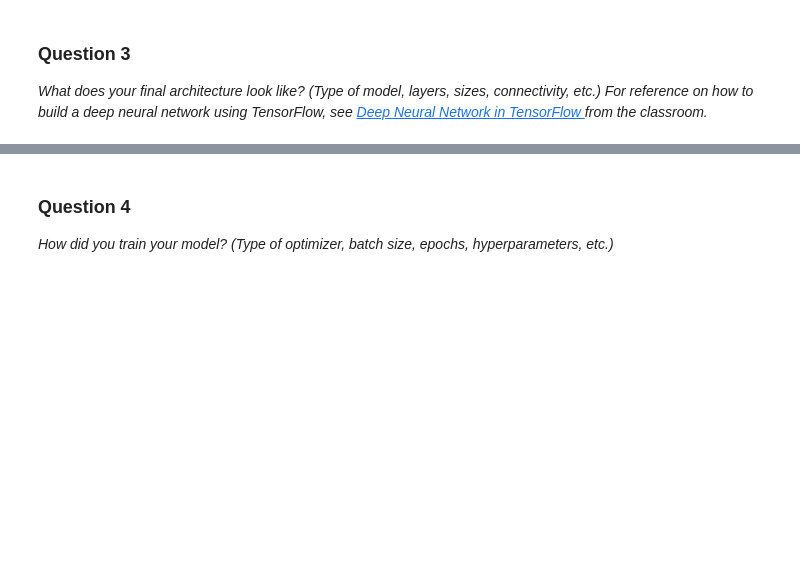
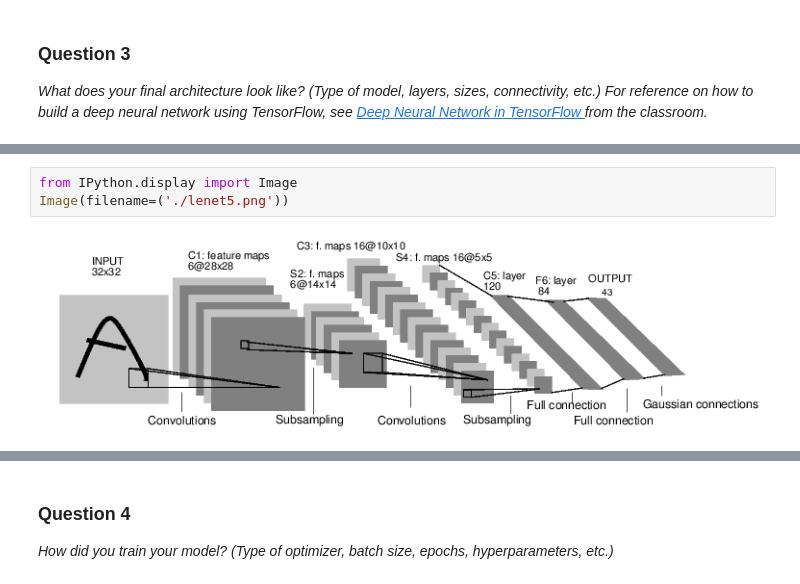
Before and after one commit to bharatbobba/Traffic-Sign-Classifier, a Jupyter notebook: Traffic_Sign_Classifier.ipynb, the cells around one changed output, grey strips where cells are left out. Saved outputs shown, nothing was run; the diff lists cells and outputs as text; blank space fills up the shorter version.

```diff
--- a/Traffic_Sign_Classifier.ipynb
+++ b/Traffic_Sign_Classifier.ipynb
@@ -138,0 +285,5 @@ _What does your final architecture look like? (Type of model, layers, sizes, con
+# %%
+from IPython.display import Image
+Image(filename=('./lenet5.png'))
+# %% [output]
+[figure, added]
```
Also changed, not shown: parts of 33 cells of this notebook.
